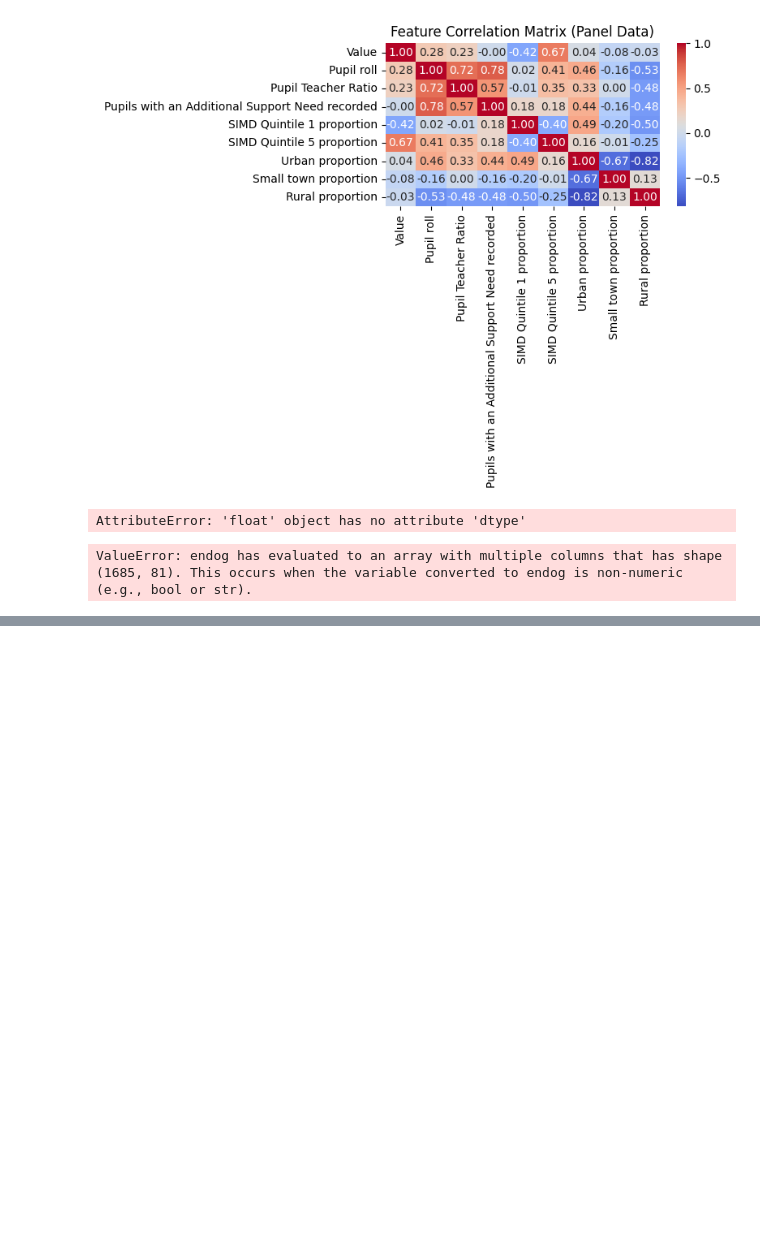
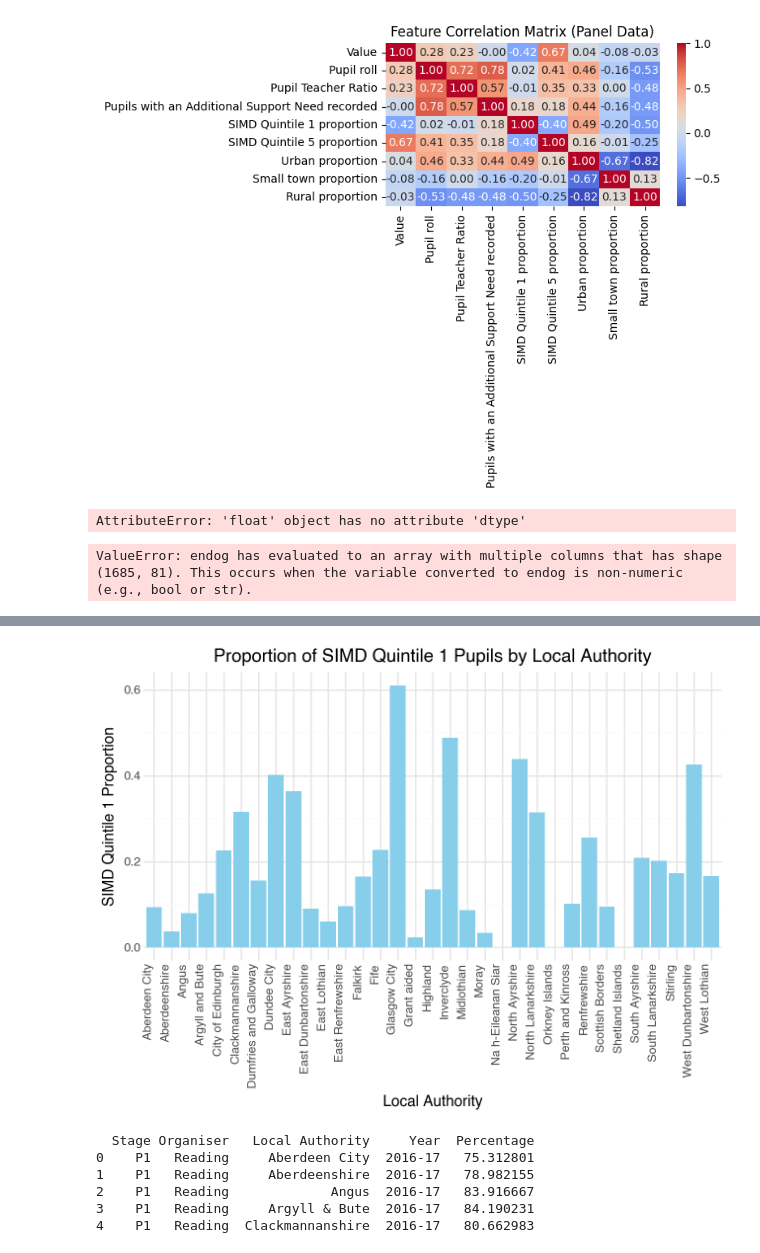
Before and after one commit to Jaxter1604/social_dets_edu_scot, a Jupyter notebook: testing.ipynb, the cells around one changed output, grey strips where cells are left out. Drawn from its saved outputs; the diff is of its cells as text; code cells hidden in the pictures; blank space fills up the shorter version.

Commit message:
Major: added initial cfe probing and local authority groupings
NOTE:
This only looks at p1 data until a method is solidified

```diff
--- a/testing.ipynb
+++ b/testing.ipynb
@@ -1318,0 +1322,12 @@ ValueError: endog has evaluated to an array with multiple columns that has shape
+# %%
+la_sum = hs_sum_2025.groupby("Local Authority").agg({
+    "Pupil roll": "sum",
+    "Pupil Teacher Ratio": "mean",
+    "SIMD Quintile 1 proportion": "mean",
+    "SIMD Quintile 5 proportion": "mean",
+    "Urban proportion": "mean",
+    "Small town proportion": "mean",
+    "Rural proportion": "mean"
+}).reset_index()
+
+print(la_sum.head())
@@ -1318,0 +1355,54 @@ ValueError: endog has evaluated to an array with multiple columns that has shape
+# %%
+
+(
+    ggplot(la_sum, aes(x="Local Authority", y="SIMD Quintile 1 proportion"))
+    + geom_bar(stat="identity", fill="skyblue")
+    + theme_minimal()
+    + theme(axis_text_x=element_text(rotation=90, hjust=1))
+    + labs(
+        title="Proportion of SIMD Quintile 1 Pupils by Local Authority",
+        x="Local Authority",
+        y="SIMD Quintile 1 Proportion"
+    )
+)
+# %% [output]
+[figure, added]
+# %%
+import pandas as pd
+from plotnine import *
+
+# Load Table 10 starting from the data rows
+df_t10 = pd.read_excel('cfe_sts/cfe_2425.xlsx', sheet_name='Table_10', skiprows=4)
+
+# Assign clear column names corresponding to Table 10 layout
+df_t10.columns = [
+    'Stage', 'Organiser', 'Local Authority',
+    '2016-17', '2017-18', '2018-19', '2019-20',
+    '2020-21', '2021-22', '2022-23', '2023-24', '2024-25',
+    'N1', 'N2', 'N3'
+]
+
+# Keep relevant columns and filter out header description rows
+years = ['2016-17', '2017-18', '2018-19', '2019-20', '2020-21', '2021-22', '2022-23', '2023-24', '2024-25']
+df_t10 = df_t10[['Stage', 'Organiser', 'Local Authority'] + years].dropna(subset=['Local Authority'])
+df_t10 = df_t10[df_t10['Local Authority'] != 'Local Authority [note 8]']
+
+# Melt wide columns into long format for multi-year tracking
+df_long = df_t10.melt(
+    id_vars=['Stage', 'Organiser', 'Local Authority'],
+    value_vars=years,
+    var_name='Year',
+    value_name='Percentage'
+)
+
+# Convert percentage values to numeric (suppressed values like '[w]' become NaN automatically)
+df_long['Percentage'] = pd.to_numeric(df_long['Percentage'], errors='coerce')
+
+print(df_long.head())
+# %% [output]
+  Stage Organiser   Local Authority     Year  Percentage
+0    P1   Reading     Aberdeen City  2016-17   75.312801
+1    P1   Reading     Aberdeenshire  2016-17   78.982155
+2    P1   Reading             Angus  2016-17   83.916667
+3    P1   Reading     Argyll & Bute  2016-17   84.190231
+4    P1   Reading  Clackmannanshire  2016-17   80.662983
```
Also changed, not shown: parts of 9 cells of this notebook.
